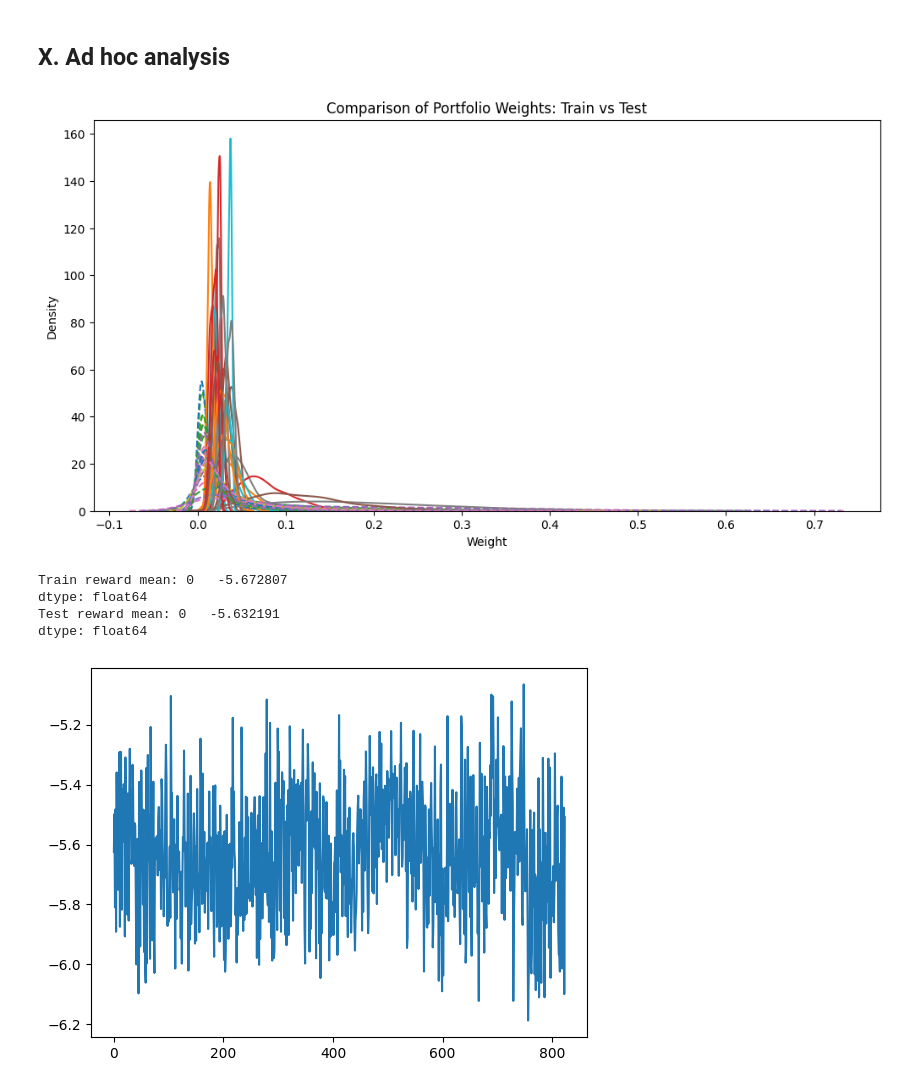
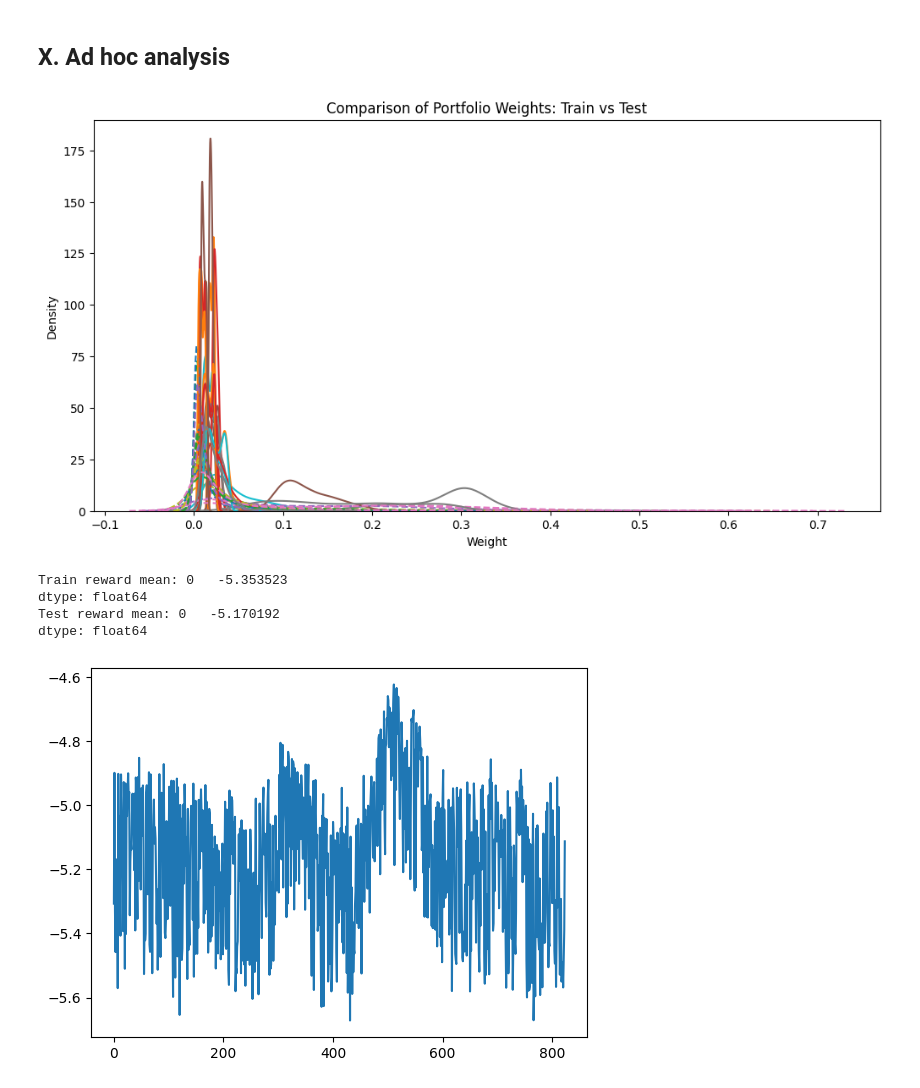
Before and after one commit to DataJakob/BBAN5000-Master-Thesis, a Jupyter notebook: test.ipynb, the cells around one changed output. Saved outputs shown, nothing was run; the diff lists cells and outputs as text; code cells hidden in the pictures.

Commit message:
return_true, oppe å nikker tweaked på HYP.

```diff
--- a/test.ipynb
+++ b/test.ipynb
@@ -145,8 +145,10 @@ from src.Result.IndPortResults import GenerateResult as GR
 from src.Result.OverviewResults import ResultConveyor as RC
 from stable_baselines3.common.evaluation import evaluate_policy
 # %%
-weights_history = pd.read_csv('C:\Programmering\jakob\BBAN5000-Master-Thesis\Data\RL_weights_Sortino_esg_True.csv')
-weights_history_t = pd.read_csv('C:\Programmering\jakob\BBAN5000-Master-Thesis\Data\RL_weights_t_Sortino_esg_True.csv')
+Objective = 'Return'
+
+weights_history = pd.read_csv('C:\Programmering\jakob\BBAN5000-Master-Thesis\Data\RL_weights_'+Objective+'_esg_True.csv')
+weights_history_t = pd.read_csv('C:\Programmering\jakob\BBAN5000-Master-Thesis\Data\RL_weights_t_'+Objective+'_esg_True.csv')
 
 train_weights = np.array(weights_history_t)
 test_weights = np.array(weights_history)
@@ -163,21 +165,20 @@ plt.xlabel("Weight")
 plt.ylabel("Density")
 plt.show()
 # %% [output]
-[figure, old version]
+[figure, new version]
 # %%
-reward_history = pd.read_csv('C:\Programmering\jakob\BBAN5000-Master-Thesis\Data\RL_reward_Sortino_esg_True.csv')
-reward_history_t = pd.read_csv('C:\Programmering\jakob\BBAN5000-Master-Thesis\Data\RL_reward_t_Sortino_esg_True.csv')
+reward_history = pd.read_csv('C:\Programmering\jakob\BBAN5000-Master-Thesis\Data\RL_reward_'+Objective+'_esg_True.csv')
+reward_history_t = pd.read_csv('C:\Programmering\jakob\BBAN5000-Master-Thesis\Data\RL_reward_t_'+Objective+'_esg_True.csv')
 
 print('Train reward mean:', reward_history_t.mean())
 print('Test reward mean:', reward_history.mean())
 
-#plt.plot(np.cumprod(reward_history+1))
+#plt.plot(reward_history_t)
 plt.plot(reward_history)
-#plt.ylim(0,100)
 plt.show()
 # %% [output]
-Train reward mean: 0   -5.672807
+Train reward mean: 0   -5.353523
 dtype: float64
-Test reward mean: 0   -5.632191
+Test reward mean: 0   -5.170192
 dtype: float64
-[figure, old version]
+[figure, new version]
```
Also changed, not shown: 22 other files.
